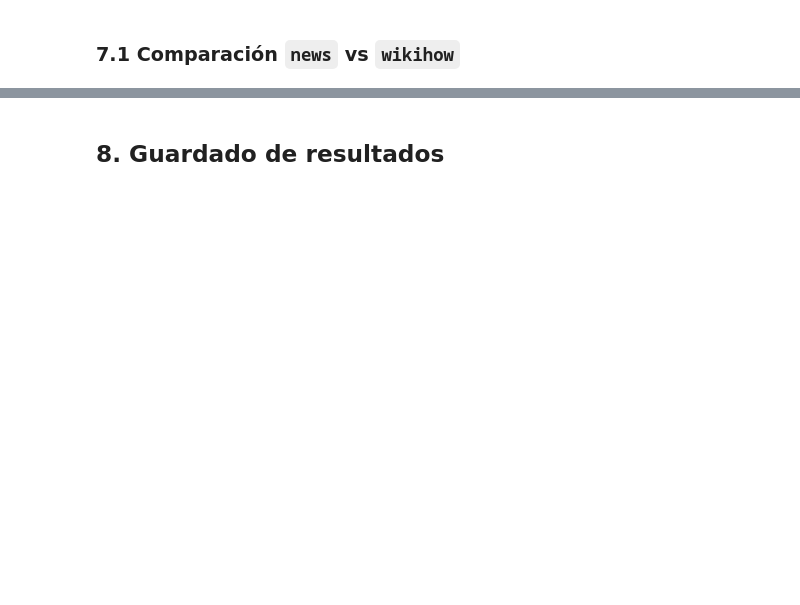
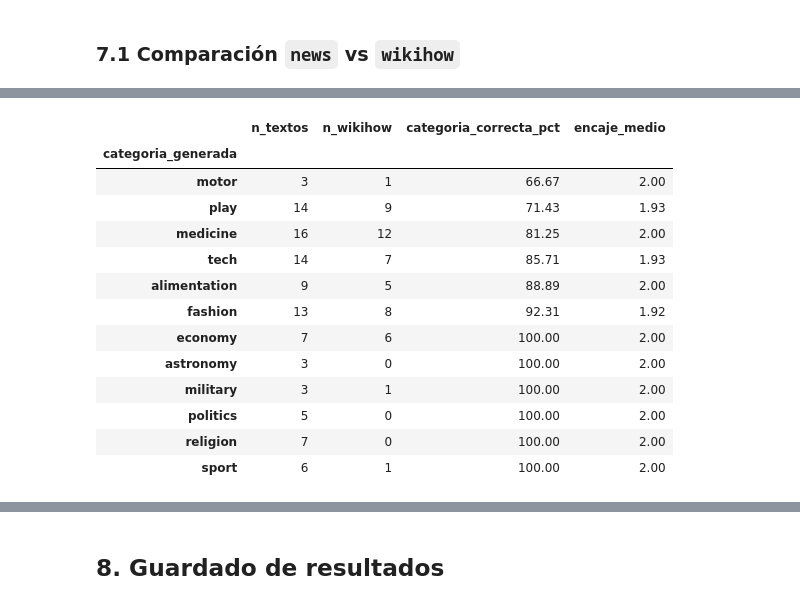
Before and after one commit to jaimemm815/p1n-marketing-martinezfabani, a Jupyter notebook: notebooks/02_hito2.ipynb, the cells around one changed output, grey strips where cells are left out. Saved outputs shown, nothing was run; the diff lists cells and outputs as text; code cells hidden in the pictures; blank space fills up the shorter version.

```diff
--- a/notebooks/02_hito2.ipynb
+++ b/notebooks/02_hito2.ipynb
@@ -315,22 +321,23 @@ def cargar_anotaciones(nombre):
         faltan = df[col].isna().sum()
         fuera = (~df[col].dropna().isin(validos)).sum()
         if faltan:
-            problemas.append(f"{nombre}: {faltan} filas sin rellenar en {col}")
+            problemas.append(f"{faltan} filas sin rellenar en {col}")
         if fuera:
-            problemas.append(f"{nombre}: {fuera} valores no válidos en {col}")
+            problemas.append(f"{fuera} valores no válidos en {col}")
+    if not problemas:
+        df[["categoria_correcta", "encaje_anuncio"]] = df[["categoria_correcta", "encaje_anuncio"]].astype(int)
     return df, problemas
 
 
-(a1, p1), (a2, p2) = cargar_anotaciones("anotador_1.csv"), cargar_anotaciones("anotador_2.csv")
-ANOTACIONES_COMPLETAS = not (p1 or p2)
+anotadores = {}
+for n in [1, 2]:
+    df, problemas = cargar_anotaciones(f"anotador_{n}.csv")
+    if problemas:
+        print(f"anotador_{n}.csv: incompleto ({'; '.join(problemas)})")
+    else:
+        anotadores[n] = df
+        print(f"anotador_{n}.csv: completo")
 
-if ANOTACIONES_COMPLETAS:
-    anotaciones = a1.merge(a2.drop(columns="source_type"), on="id", suffixes=("_1", "_2"), validate="one_to_one")
-    for col in ["categoria_correcta_1", "categoria_correcta_2", "encaje_anuncio_1", "encaje_anuncio_2"]:
-        anotaciones[col] = anotaciones[col].astype(int)
-    assert len(anotaciones) == len(muestra_generada), "Los archivos de anotación no contienen los 100 textos"
-    display(anotaciones.head())
-else:
-    print("Anotación pendiente: las métricas se calcularán cuando ambos archivos estén completos.")
-    print("\n".join(p1 + p2))
+DOS_ANOTADORES = len(anotadores) == 2
+HAY_ANOTACIONES = len(anotadores) > 0
 # %% [output]
@@ -389,0 +440,26 @@ if ANOTACIONES_COMPLETAS:
+# %%
+# Categorías correctas y encaje medio por categoría generada
+if HAY_ANOTACIONES:
+    anotaciones_cat = anotaciones.merge(muestra_generada[["id", "categoria_generada", "anuncio_generado", "text"]], on="id")
+    por_categoria = anotaciones_cat.groupby("categoria_generada").agg(
+        n_textos=("id", "size"),
+        n_wikihow=("source_type", lambda s: (s == "wikihow").sum()),
+        categoria_correcta_pct=("categoria_ok", lambda s: s.mean() * 100),
+        encaje_medio=("encaje_medio", "mean"),
+    ).sort_values("categoria_correcta_pct")
+    display(por_categoria.round(2))
+# %% [output]
+|  | n_textos | n_wikihow | categoria_correcta_pct | encaje_medio |
+| categoria_generada |  |  |  |  |
+| motor | 3 | 1 | 66.67 | 2.00 |
+| play | 14 | 9 | 71.43 | 1.93 |
+| medicine | 16 | 12 | 81.25 | 2.00 |
+| tech | 14 | 7 | 85.71 | 1.93 |
+| alimentation | 9 | 5 | 88.89 | 2.00 |
+| fashion | 13 | 8 | 92.31 | 1.92 |
+| economy | 7 | 6 | 100.00 | 2.00 |
+| astronomy | 3 | 0 | 100.00 | 2.00 |
+| military | 3 | 1 | 100.00 | 2.00 |
+| politics | 5 | 0 | 100.00 | 2.00 |
+| religion | 7 | 0 | 100.00 | 2.00 |
+| sport | 6 | 1 | 100.00 | 2.00 |
```
Also changed, not shown: parts of 9 cells of this notebook, 2 other files.
